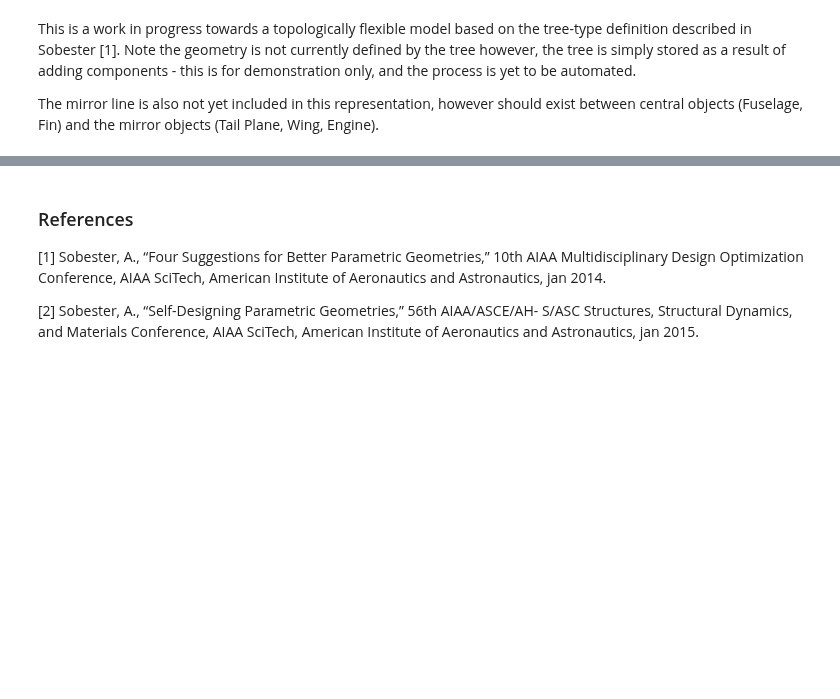
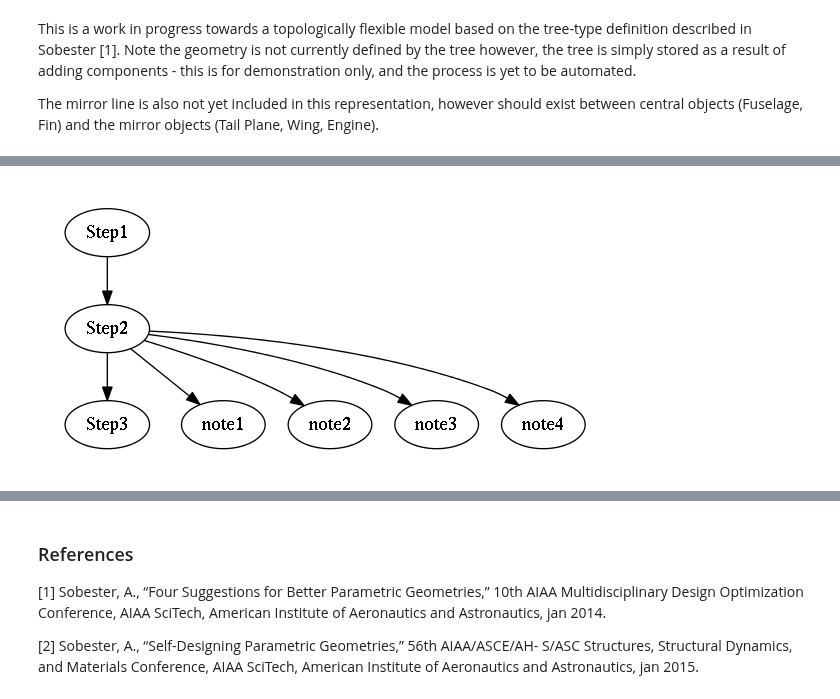
Before and after one commit to p-chambers/occ_airconics, a Jupyter notebook: examples/notebooks/notebook_examples.ipynb, the cells around one changed output, grey strips where cells are left out. Saved outputs shown, nothing was run; the diff lists cells and outputs as text; code cells hidden in the pictures; blank space fills up the shorter version.

```diff
--- a/examples/notebooks/notebook_examples.ipynb
+++ b/examples/notebooks/notebook_examples.ipynb
@@ -312,0 +356,21 @@ E(L, L, L(P))
+# %%
+# Pointless subgraph example (trying to get subelements to the side):
+test_string = """digraph {
+    subgraph cluster_0 {
+        color=invis;
+        "Step1" -> "Step2" -> "Step3";
+    }
+
+    subgraph cluster_1 {
+        color=invis;
+        "Step2" -> "note4";
+        "Step2" -> "note3";
+        "Step2" -> "note2";
+        "Step2" -> "note1";
+   }
+}"""
+
+test_graph=pydot.graph_from_dot_data(test_string)
+Image(test_graph.create_png())
+# %% [output]
+[figure, added]
```
Also changed, not shown: parts of 13 cells of this notebook, 5 other files.
